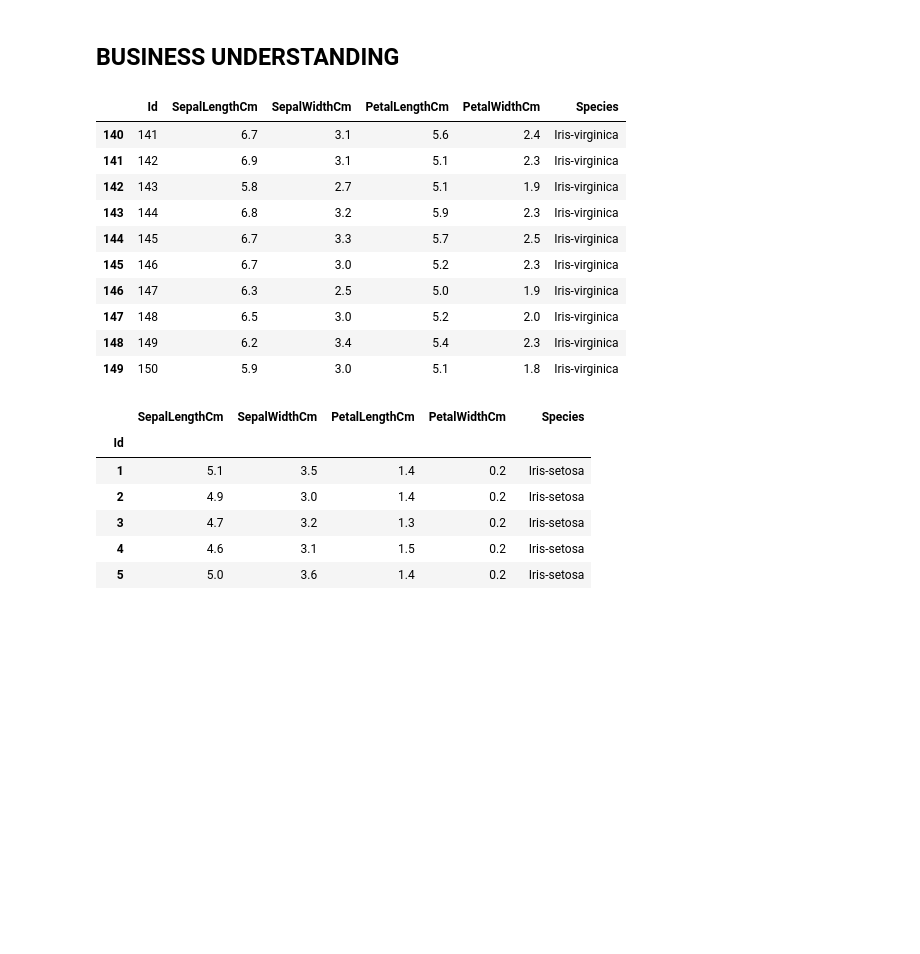
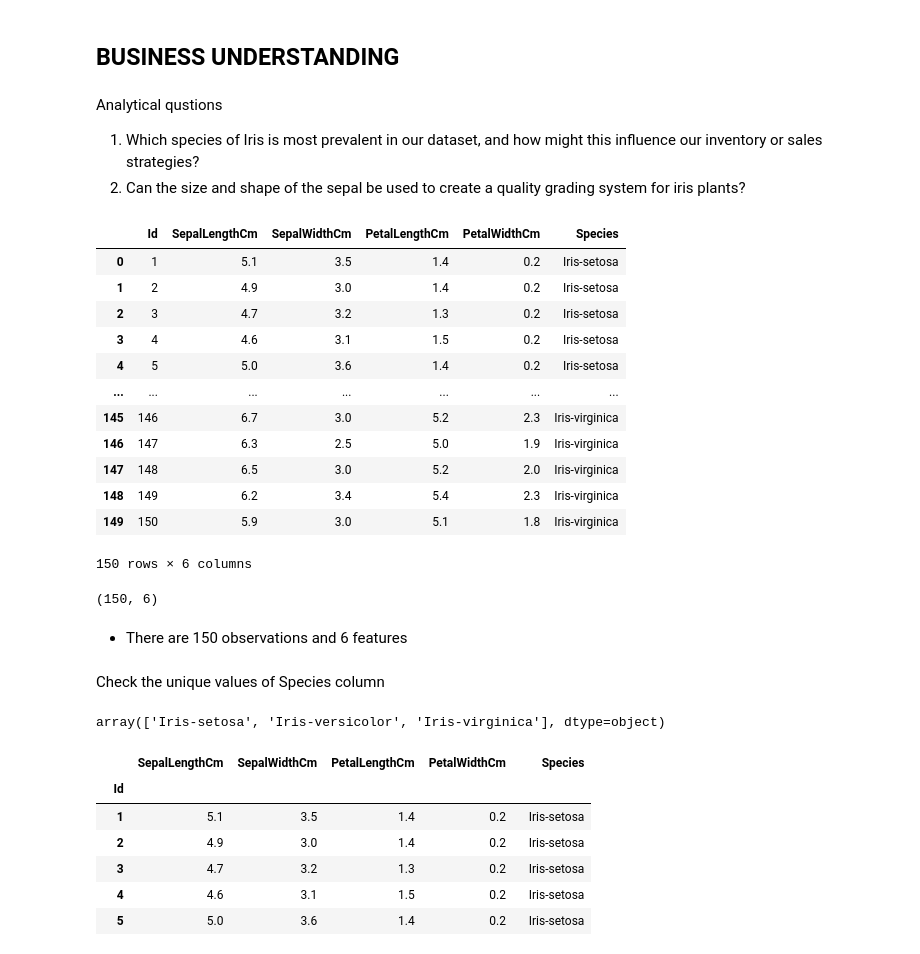
Before and after one commit to speedcode-x/OIBSIP---Iris-Flower-Classification-, a Jupyter notebook: notebook.ipynb, the cells around one changed output. Cells and saved outputs as stored; diff of their text form; code cells hidden in the pictures; blank space fills up the shorter version.

```diff
--- a/notebook.ipynb
+++ b/notebook.ipynb
@@ -1,5 +1,10 @@
 # %% [markdown]
 ## BUSINESS UNDERSTANDING
+# %% [markdown]
+Analytical qustions
+
+1. Which species of Iris is most prevalent in our dataset, and how might this influence our inventory or sales strategies?
+2. Can the size and shape of the sepal be used to create a quality grading system for iris plants?
 # %%
 import pandas as pd
 import numpy as np
@@ -32,22 +37,37 @@ import joblib
 import matplotlib.pyplot as plt
 import seaborn as sns
 # %%
-# view data
+# Load data
 
 data = pd.read_csv('Iris.csv')
-data.tail(10)
+data
 # %% [output]
 |  | Id | SepalLengthCm | SepalWidthCm | PetalLengthCm | PetalWidthCm | Species |
-| 140 | 141 | 6.7 | 3.1 | 5.6 | 2.4 | Iris-virginica |
-| 141 | 142 | 6.9 | 3.1 | 5.1 | 2.3 | Iris-virginica |
-| 142 | 143 | 5.8 | 2.7 | 5.1 | 1.9 | Iris-virginica |
-| 143 | 144 | 6.8 | 3.2 | 5.9 | 2.3 | Iris-virginica |
-| 144 | 145 | 6.7 | 3.3 | 5.7 | 2.5 | Iris-virginica |
+| 0 | 1 | 5.1 | 3.5 | 1.4 | 0.2 | Iris-setosa |
+| 1 | 2 | 4.9 | 3.0 | 1.4 | 0.2 | Iris-setosa |
+| 2 | 3 | 4.7 | 3.2 | 1.3 | 0.2 | Iris-setosa |
+| 3 | 4 | 4.6 | 3.1 | 1.5 | 0.2 | Iris-setosa |
+| 4 | 5 | 5.0 | 3.6 | 1.4 | 0.2 | Iris-setosa |
+| ... | ... | ... | ... | ... | ... | ... |
 | 145 | 146 | 6.7 | 3.0 | 5.2 | 2.3 | Iris-virginica |
 | 146 | 147 | 6.3 | 2.5 | 5.0 | 1.9 | Iris-virginica |
 | 147 | 148 | 6.5 | 3.0 | 5.2 | 2.0 | Iris-virginica |
 | 148 | 149 | 6.2 | 3.4 | 5.4 | 2.3 | Iris-virginica |
 | 149 | 150 | 5.9 | 3.0 | 5.1 | 1.8 | Iris-virginica |
+150 rows × 6 columns
+# %%
+# check the shape of data
+data.shape
+# %% [output]
+(150, 6)
+# %% [markdown]
++ There are 150 observations and 6 features
+# %% [markdown]
+Check the unique values of Species column
+# %%
+data['Species'].unique()
+# %% [output]
+array(['Iris-setosa', 'Iris-versicolor', 'Iris-virginica'], dtype=object)
 # %%
 # set index to a specific column
 data.set_index('Id', inplace=True)
```
Also changed, not shown: parts of 15 cells of this notebook.
